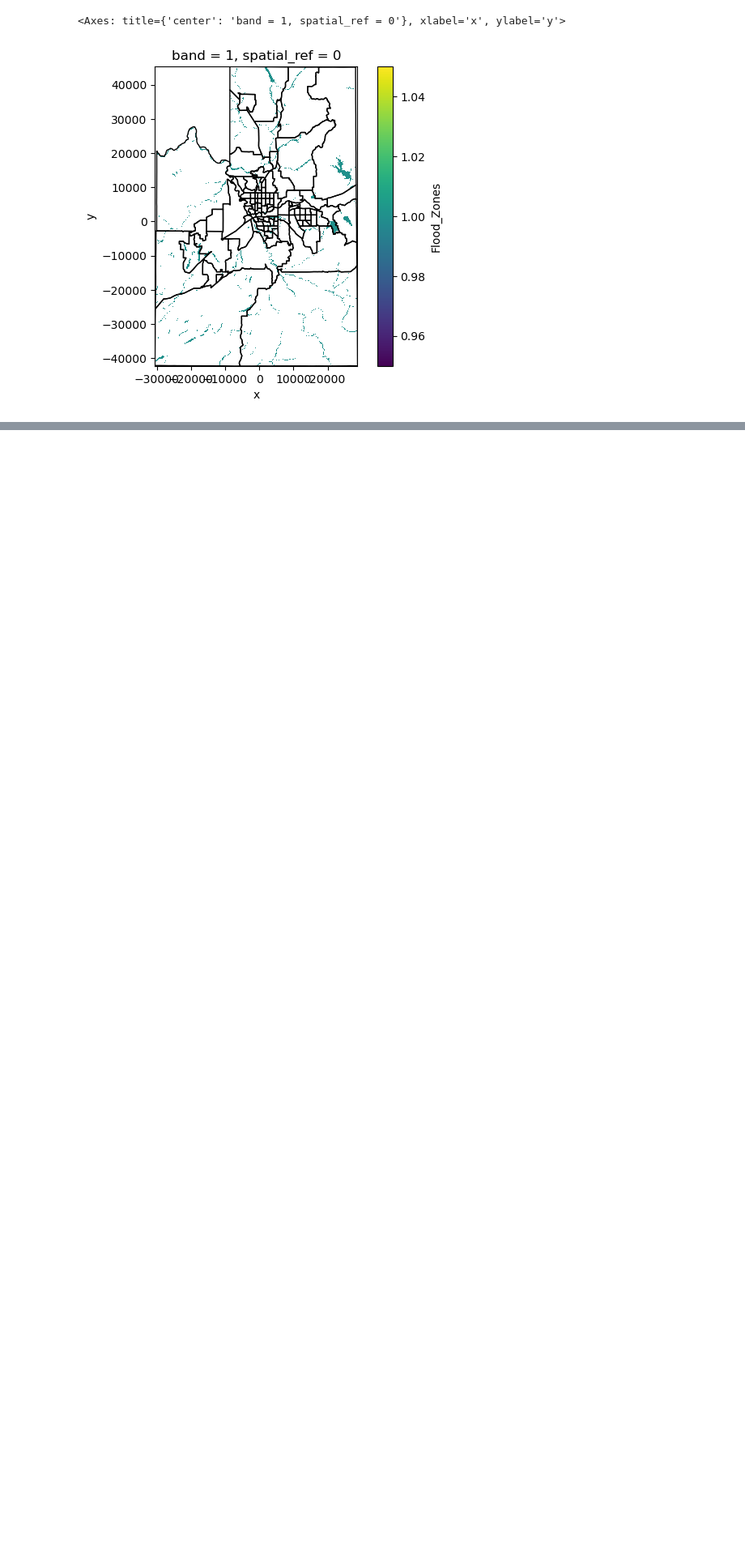
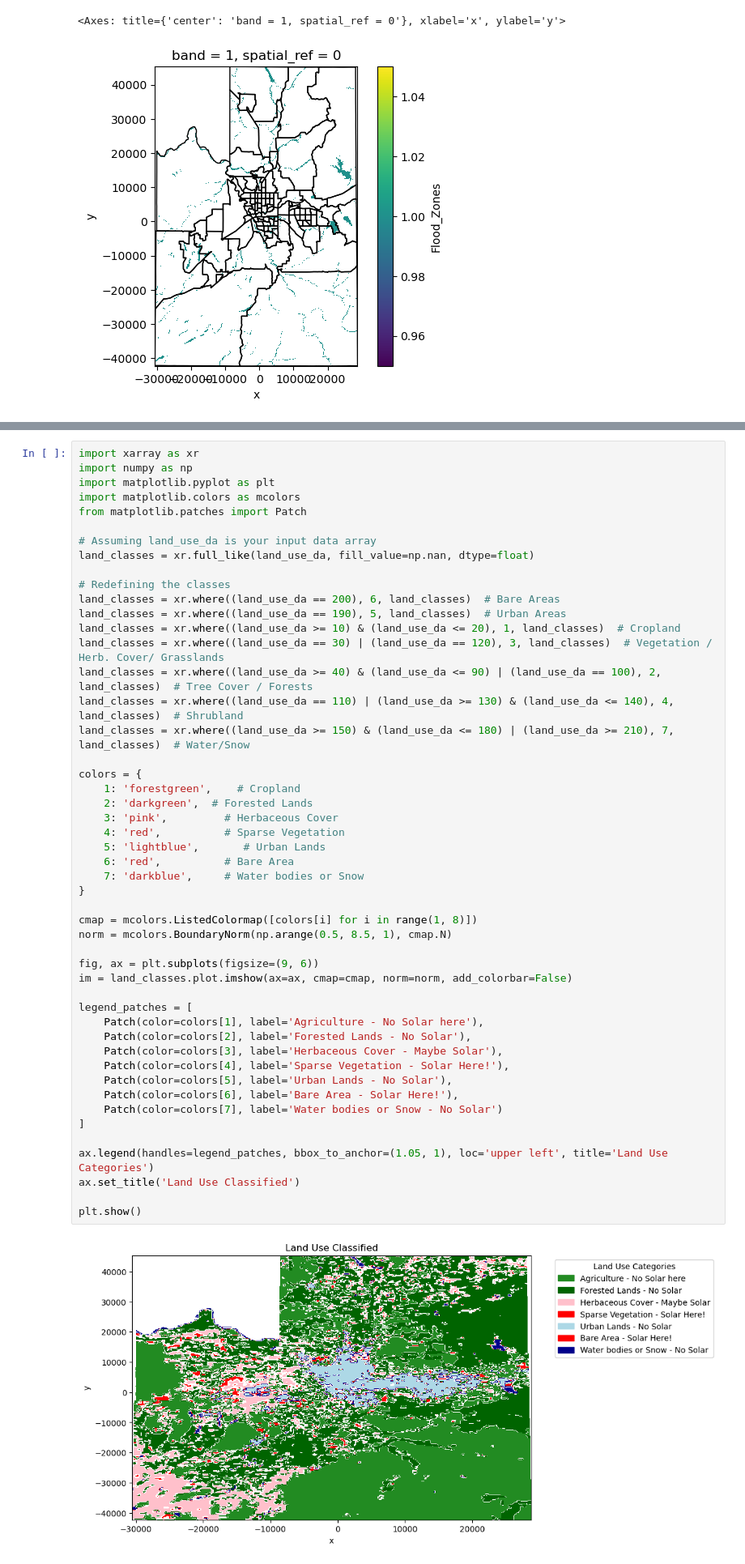
Before and after one commit to UW-GDA/Solar-Energy-Feasibility, a Jupyter notebook: Final_AREEBA.ipynb, the cells around one changed output, grey strips where cells are left out. Shown at 81% size. Cells and saved outputs as stored; diff of their text form; blank space fills up the shorter version.

```diff
--- a/Final_AREEBA.ipynb
+++ b/Final_AREEBA.ipynb
@@ -502,3 +502,54 @@ plt.suptitle('Substation distance')
 # %% [output]
 Text(0.5, 0.98, 'Substation distance')
 [figure]
+# %%
+import xarray as xr
+import numpy as np
+import matplotlib.pyplot as plt
+import matplotlib.colors as mcolors
+from matplotlib.patches import Patch
+
+# Assuming land_use_da is your input data array
+land_classes = xr.full_like(land_use_da, fill_value=np.nan, dtype=float)
+
+# Redefining the classes
+land_classes = xr.where((land_use_da == 200), 6, land_classes)  # Bare Areas
+land_classes = xr.where((land_use_da == 190), 5, land_classes)  # Urban Areas
+land_classes = xr.where((land_use_da >= 10) & (land_use_da <= 20), 1, land_classes)  # Cropland
+land_classes = xr.where((land_use_da == 30) | (land_use_da == 120), 3, land_classes)  # Vegetation / Herb. Cover/ Grasslands
+land_classes = xr.where((land_use_da >= 40) & (land_use_da <= 90) | (land_use_da == 100), 2, land_classes)  # Tree Cover / Forests
+land_classes = xr.where((land_use_da == 110) | (land_use_da >= 130) & (land_use_da <= 140), 4, land_classes)  # Shrubland
+land_classes = xr.where((land_use_da >= 150) & (land_use_da <= 180) | (land_use_da >= 210), 7, land_classes)  # Water/Snow
+
+colors = {
+    1: 'forestgreen',    # Cropland
+    2: 'darkgreen',  # Forested Lands
+    3: 'pink',         # Herbaceous Cover
+    4: 'red',          # Sparse Vegetation
+    5: 'lightblue',       # Urban Lands
+    6: 'red',          # Bare Area
+    7: 'darkblue',     # Water bodies or Snow
+}
+
+cmap = mcolors.ListedColormap([colors[i] for i in range(1, 8)])
+norm = mcolors.BoundaryNorm(np.arange(0.5, 8.5, 1), cmap.N)
+
+fig, ax = plt.subplots(figsize=(9, 6))
+im = land_classes.plot.imshow(ax=ax, cmap=cmap, norm=norm, add_colorbar=False)
+
+legend_patches = [
+    Patch(color=colors[1], label='Agriculture - No Solar here'),
+    Patch(color=colors[2], label='Forested Lands - No Solar'),
+    Patch(color=colors[3], label='Herbaceous Cover - Maybe Solar'),
+    Patch(color=colors[4], label='Sparse Vegetation - Solar Here!'),
+    Patch(color=colors[5], label='Urban Lands - No Solar'),
+    Patch(color=colors[6], label='Bare Area - Solar Here!'),
+    Patch(color=colors[7], label='Water bodies or Snow - No Solar')
+]
+
+ax.legend(handles=legend_patches, bbox_to_anchor=(1.05, 1), loc='upper left', title='Land Use Categories')
+ax.set_title('Land Use Classified')
+
+plt.show()
+# %% [output]
+[figure, added]
```
